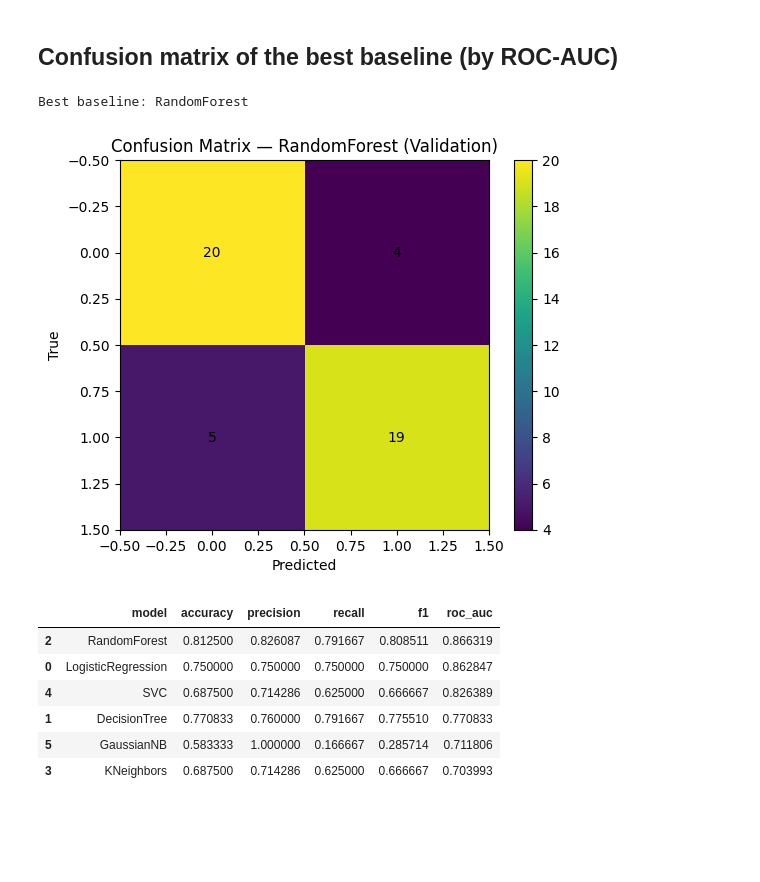
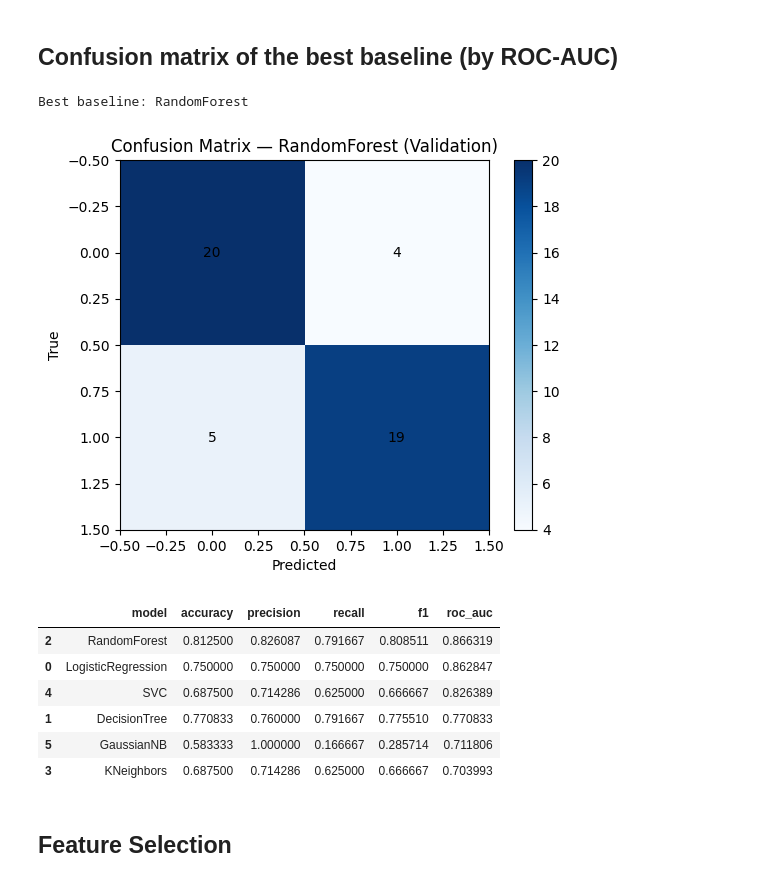
Before and after one commit to GitLars0/Dat-540-Prosjekt, a Jupyter notebook: notebooks/03_modeling_baselines.ipynb, the cells around one changed output. Cells and saved outputs as stored; diff of their text form; code cells hidden in the pictures; blank space fills up the shorter version.

Commit message:
printed plots

```diff
--- a/notebooks/03_modeling_baselines.ipynb
+++ b/notebooks/03_modeling_baselines.ipynb
@@ -127,33 +127,33 @@ plt.show()
 # %%
 best_name = res_df.iloc[0]["model"]
 print("Best baseline:", best_name)
 
 # Train & evaluate on validation
 if best_name == "LogisticRegression":
     best = LogisticRegression(max_iter=200, random_state=42)
 elif best_name == "DecisionTree":
     best = DecisionTreeClassifier(random_state=42)
 else:
     best = RandomForestClassifier(n_estimators=300, random_state=42)
 
 best.fit(X_train, y_train)
 y_pred = best.predict(X_valid)
 cm = confusion_matrix(y_valid, y_pred)
 
 plt.figure()
-plt.imshow(cm)
+plt.imshow(cm, cmap=plt.cm.Blues)
 plt.title(f"Confusion Matrix — {best_name} (Validation)")
 plt.xlabel("Predicted")
 plt.ylabel("True")
 for (i,j), v in np.ndenumerate(cm):
     plt.text(j, i, str(v), ha='center', va='center')
 plt.colorbar()
 plt.show()
 
 res_df
 # %% [output]
 Best baseline: RandomForest
-[figure, old version]
+[figure, new version]
 |  | model | accuracy | precision | recall | f1 | roc_auc |
 | 2 | RandomForest | 0.812500 | 0.826087 | 0.791667 | 0.808511 | 0.866319 |
 | 0 | LogisticRegression | 0.750000 | 0.750000 | 0.750000 | 0.750000 | 0.862847 |
@@ -161,3 +161,5 @@ Best baseline: RandomForest
 | 1 | DecisionTree | 0.770833 | 0.760000 | 0.791667 | 0.775510 | 0.770833 |
 | 5 | GaussianNB | 0.583333 | 1.000000 | 0.166667 | 0.285714 | 0.711806 |
 | 3 | KNeighbors | 0.687500 | 0.714286 | 0.625000 | 0.666667 | 0.703993 |
+# %% [markdown]
+## Feature Selection
```
Also changed, not shown: parts of 3 cells of this notebook, 6 other files.
